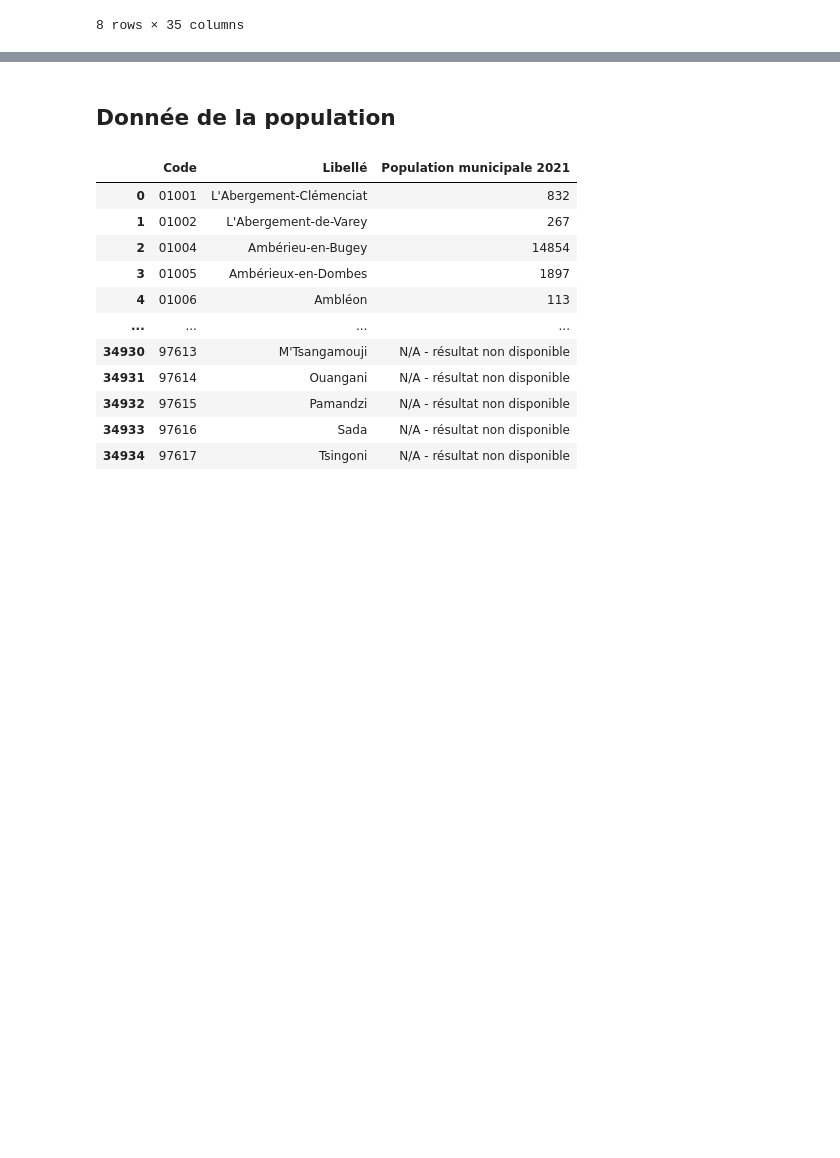
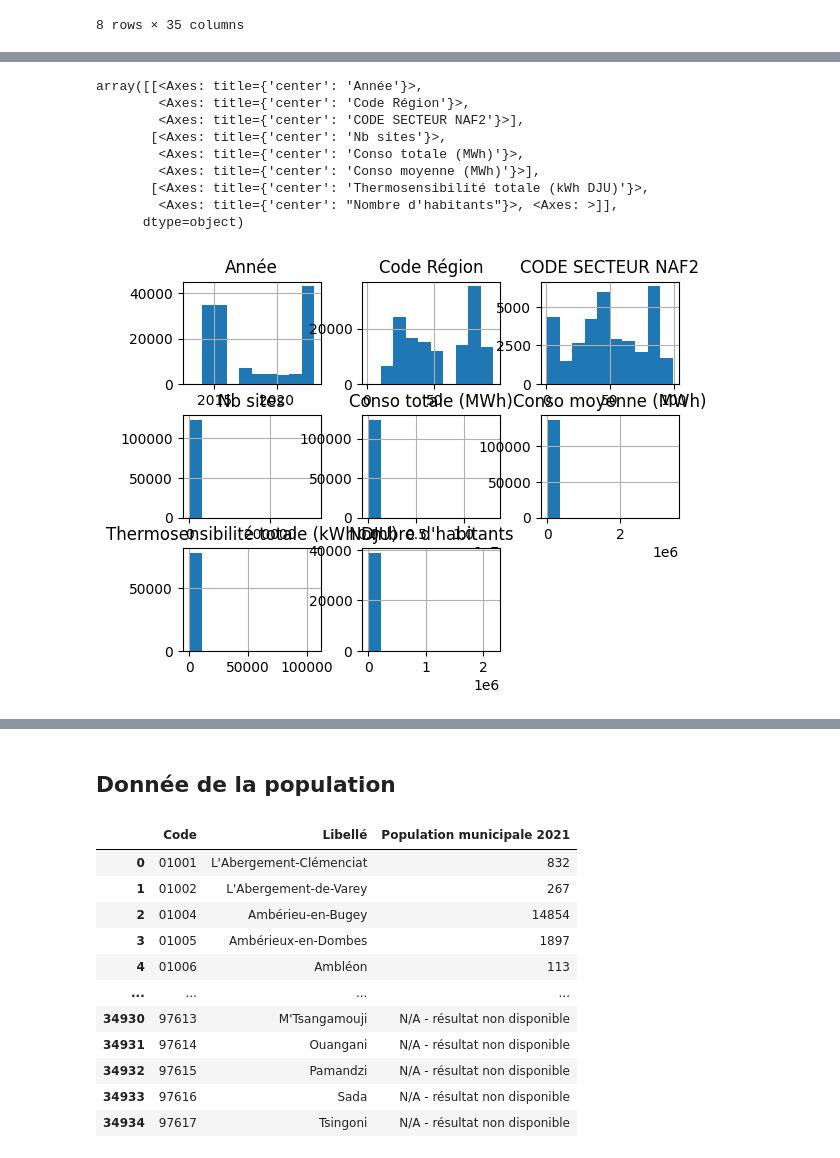
Before and after one commit to khady2708/projet-stage, a Jupyter notebook: etude-ville.ipynb, the cells around one changed output, grey strips where cells are left out. Saved outputs shown, nothing was run; the diff lists cells and outputs as text; code cells hidden in the pictures; blank space fills up the shorter version.

```diff
--- a/etude-ville.ipynb
+++ b/etude-ville.ipynb
@@ -6,6 +7,6 @@ import geopandas as gpd
 import folium
 # %%
-base =pd.read_csv('./consommation_electrique/conso_electrique.csv', sep = ';')
+base =pd.read_csv('./data/conso_electrique.csv', sep = ';')
 base
 # %% [output]
 |  | OPERATEUR | FILIERE | Année | Code Commune | Nom Commune | Code EPCI | Nom EPCI | Type EPCI | ... |
@@ -54,3 +35,21 @@ base.describe()
 | 75% | 2023.000000 | 84.000000 | 71.000000 | 80.000000 | 1.977631e+03 | 1.352910e+02 | ... |
 | max | 2023.000000 | 94.000000 | 99.000000 | 310261.000000 | 1.312829e+07 | 3.426639e+06 | ... |
 8 rows × 35 columns
+# %%
+nouvelle_base = base.drop(columns=['OPERATEUR', 'FILIERE', 'Type EPCI', 'Code Département', 'Nombre de mailles secretisées',
+                   'Part thermosensible (%)', 'Conso totale à usages thermosensibles (MWh)',
+                    "Conso totale corrigée de l'aléa climatique à usages thermosensibles (MWh)",
+                    "Conso moyenne corrigée de l'aléa climatique à usages thermosensibles (MWh)",
+                   'Conso totale à usages non thermosensibles (MWh)',
+                   'Conso moyenne à usages thermosensibles (MWh)',
+                   'Conso moyenne à usages non thermosensibles (MWh)',
+                   'Thermosensibilité moyenne (kWh DJU)', 'DJU à TR', 'DJU à TN',
+                   'Taux de logements collectifs', 'Taux de résidences principales',
+                   'Superficie des logements <30 m2', 'Superficie des logements 30 à 40 m2',
+                   'Superficie des logements 40 à 60 m2', 'Superficie des logements 60 à 80 m2',
+                   'Superficie des logements 80 à 100 m2', 'Superficie des logements >100 m2',
+                   'Résidences principales avant 1919', 'Résidences principales de 1919 à 1945',
+                   'Résidences principales de 1946 à 1970', 'Résidences principales de 1971 à 1990',
+                   'Résidences principales de 1991 à 2005', 'Résidences principales de 2006 à 2015',
+                   'Résidences principales après 2016', 'Taux de chauffage électrique'],
+          errors='ignore')
@@ -94 +99,14 @@ nouvelle_selection
+# %%
+nouvelle_base.hist()
+# %% [output]
+array([[<Axes: title={'center': 'Année'}>,
+        <Axes: title={'center': 'Code Région'}>,
+        <Axes: title={'center': 'CODE SECTEUR NAF2'}>],
+       [<Axes: title={'center': 'Nb sites'}>,
+        <Axes: title={'center': 'Conso totale (MWh)'}>,
+        <Axes: title={'center': 'Conso moyenne (MWh)'}>],
+       [<Axes: title={'center': 'Thermosensibilité totale (kWh DJU)'}>,
+        <Axes: title={'center': "Nombre d'habitants"}>, <Axes: >]],
+      dtype=object)
+[figure, added]
 # %%
```
Also changed, not shown: parts of 22 cells of this notebook, 4 other files.
